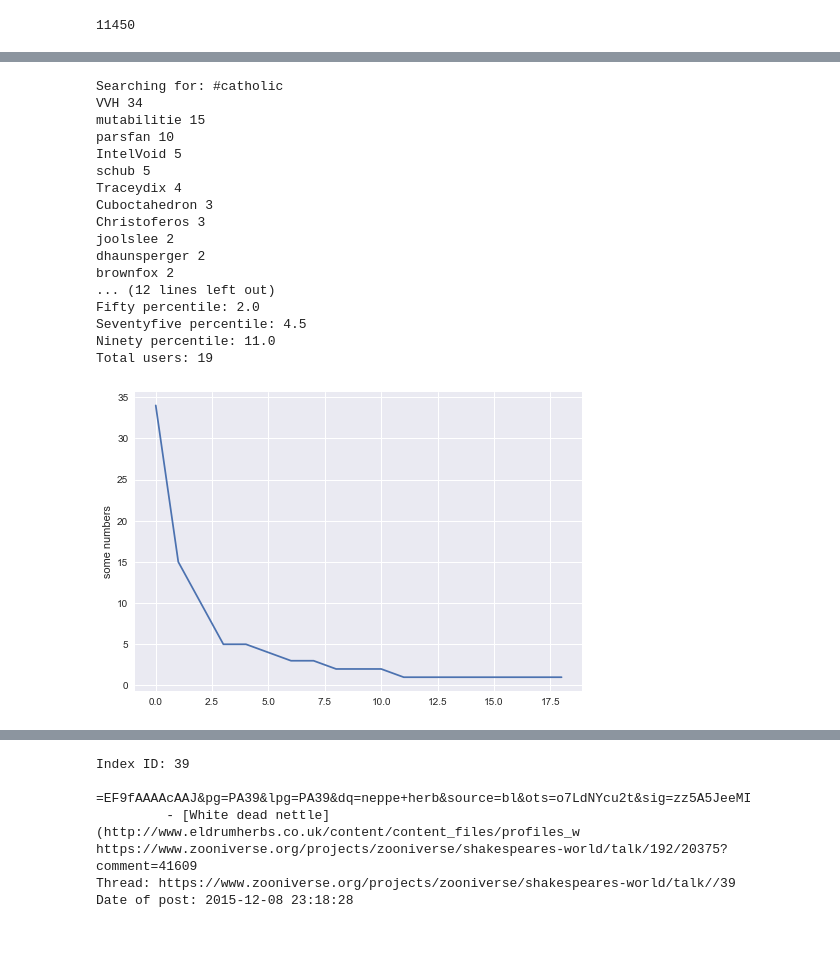
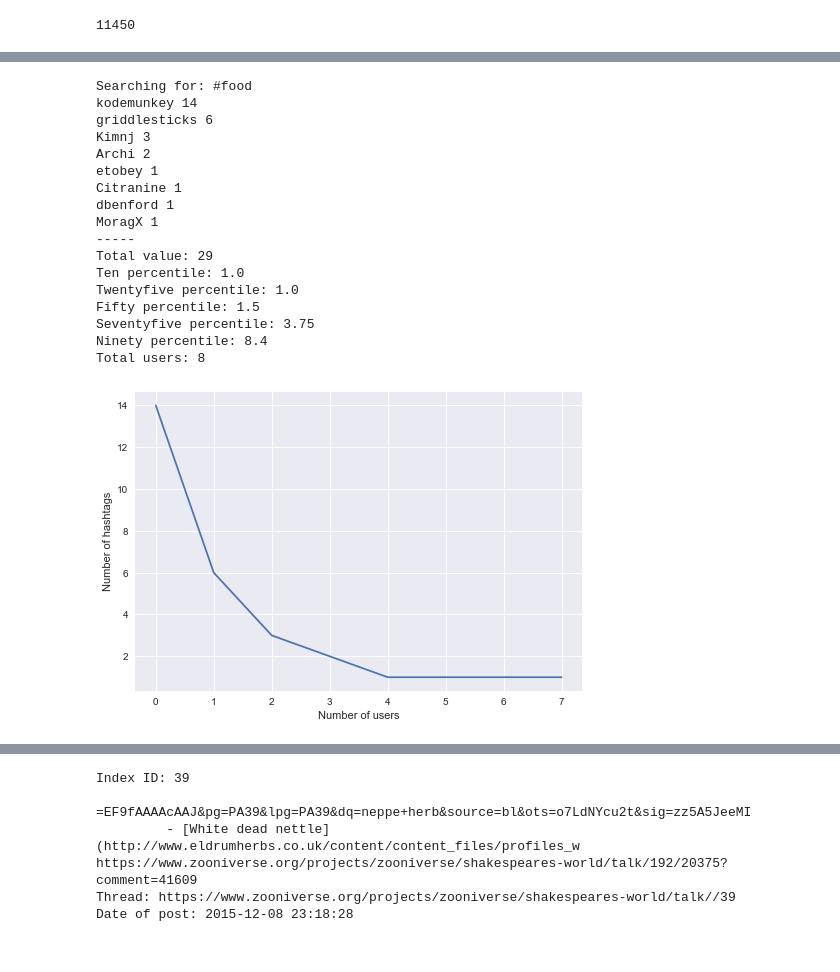
Before and after one commit to christopherkullenberg/talk-analyzer, a Jupyter notebook: shakespeareHashtagAnalyzer.ipynb, the cells around one changed output, grey strips where cells are left out. Cells and saved outputs as stored; diff of their text form; code cells hidden in the pictures.

```diff
--- a/shakespeareHashtagAnalyzer.ipynb
+++ b/shakespeareHashtagAnalyzer.ipynb
@@ -34,21 +55,21 @@ This takes a hashtag and then plots a network based on which users that has writ
 # %%
-ta.Network.hashtagusernetwork("#catholic", df, plot=True, html=False)
+ta.Network.hashtagusernetwork("#food", df, plot=True, html=False)
 # %% [output]
-Searching for: #catholic
-VVH 34
-mutabilitie 15
-parsfan 10
-IntelVoid 5
-schub 5
-Traceydix 4
-Cuboctahedron 3
-Christoferos 3
-joolslee 2
-dhaunsperger 2
-brownfox 2
-... (12 lines left out)
-Fifty percentile: 2.0
-Seventyfive percentile: 4.5
-Ninety percentile: 11.0
-Total users: 19
+Searching for: #food
+kodemunkey 14
+griddlesticks 6
+Kimnj 3
+Archi 2
+etobey 1
+Citranine 1
+dbenford 1
+MoragX 1
+-----
+Total value: 29
+Ten percentile: 1.0
+Twentyfive percentile: 1.0
+Fifty percentile: 1.5
+Seventyfive percentile: 3.75
+Ninety percentile: 8.4
+Total users: 8
-[figure, old version]
+[figure, new version]
```
Also changed, not shown: parts of 4 cells of this notebook, 1 other file.
